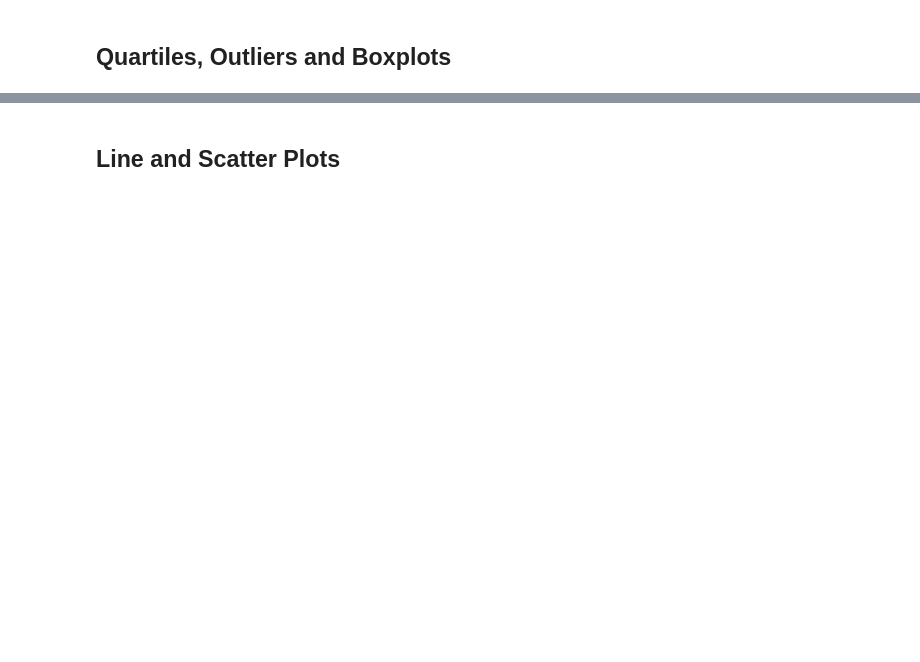
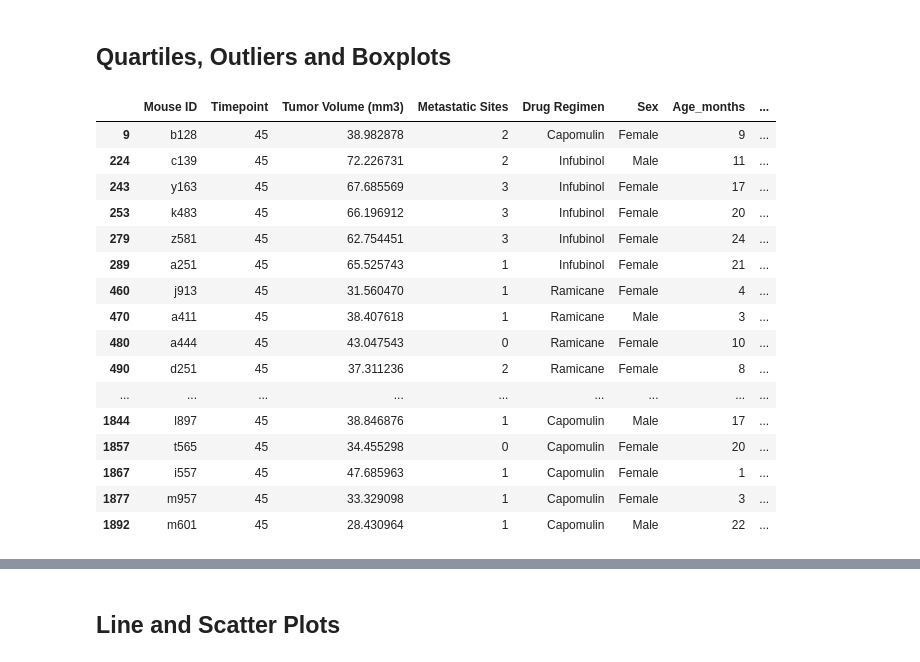
Before and after one commit to kaceejian/Matplotlib-Assignment, a Jupyter notebook: Pymaceuticals/pymaceuticals_starter.ipynb, the cells around one changed output, grey strips where cells are left out. Cells and saved outputs as stored; diff of their text form; code cells hidden in the pictures; blank space fills up the shorter version.

```diff
--- a/Pymaceuticals/pymaceuticals_starter.ipynb
+++ b/Pymaceuticals/pymaceuticals_starter.ipynb
@@ -377,4 +393,30 @@ plt.show()
 # %% [markdown]
 ## Quartiles, Outliers and Boxplots
 # %%
-# Calculate the final tumor volume of each mouse across four of the most promising treatment regimens. Calculate the IQR and quantitatively determine if there are any potential outliers.
+# Calculate the final tumor volume of each mouse across four of the most promising treatment regimens.
+# Calculate the IQR and quantitatively determine if there are any potential outliers.
+
+#Capomulin, Ramicane, Infubinol, and Ceftamin
+
+most_promising = clean_mouse_data[clean_mouse_data['Drug Regimen'].isin(['Capomulin', 'Ramicane', 'Infubinol', 'Ceftamin'])]
+
+final_time_point = most_promising[most_promising['Timepoint']==45]
+final_time_point
+# %% [output]
+|  | Mouse ID | Timepoint | Tumor Volume (mm3) | Metastatic Sites | Drug Regimen | Sex | Age_months | ... |
+| 9 | b128 | 45 | 38.982878 | 2 | Capomulin | Female | 9 | ... |
+| 224 | c139 | 45 | 72.226731 | 2 | Infubinol | Male | 11 | ... |
+| 243 | y163 | 45 | 67.685569 | 3 | Infubinol | Female | 17 | ... |
+| 253 | k483 | 45 | 66.196912 | 3 | Infubinol | Female | 20 | ... |
+| 279 | z581 | 45 | 62.754451 | 3 | Infubinol | Female | 24 | ... |
+| 289 | a251 | 45 | 65.525743 | 1 | Infubinol | Female | 21 | ... |
+| 460 | j913 | 45 | 31.560470 | 1 | Ramicane | Female | 4 | ... |
+| 470 | a411 | 45 | 38.407618 | 1 | Ramicane | Male | 3 | ... |
+| 480 | a444 | 45 | 43.047543 | 0 | Ramicane | Female | 10 | ... |
+| 490 | d251 | 45 | 37.311236 | 2 | Ramicane | Female | 8 | ... |
+| ... | ... | ... | ... | ... | ... | ... | ... | ... |
+| 1844 | l897 | 45 | 38.846876 | 1 | Capomulin | Male | 17 | ... |
+| 1857 | t565 | 45 | 34.455298 | 0 | Capomulin | Female | 20 | ... |
+| 1867 | i557 | 45 | 47.685963 | 1 | Capomulin | Female | 1 | ... |
+| 1877 | m957 | 45 | 33.329098 | 1 | Capomulin | Female | 3 | ... |
+| 1892 | m601 | 45 | 28.430964 | 1 | Capomulin | Male | 22 | ... |
```
Also changed, not shown: parts of 11 cells of this notebook.
